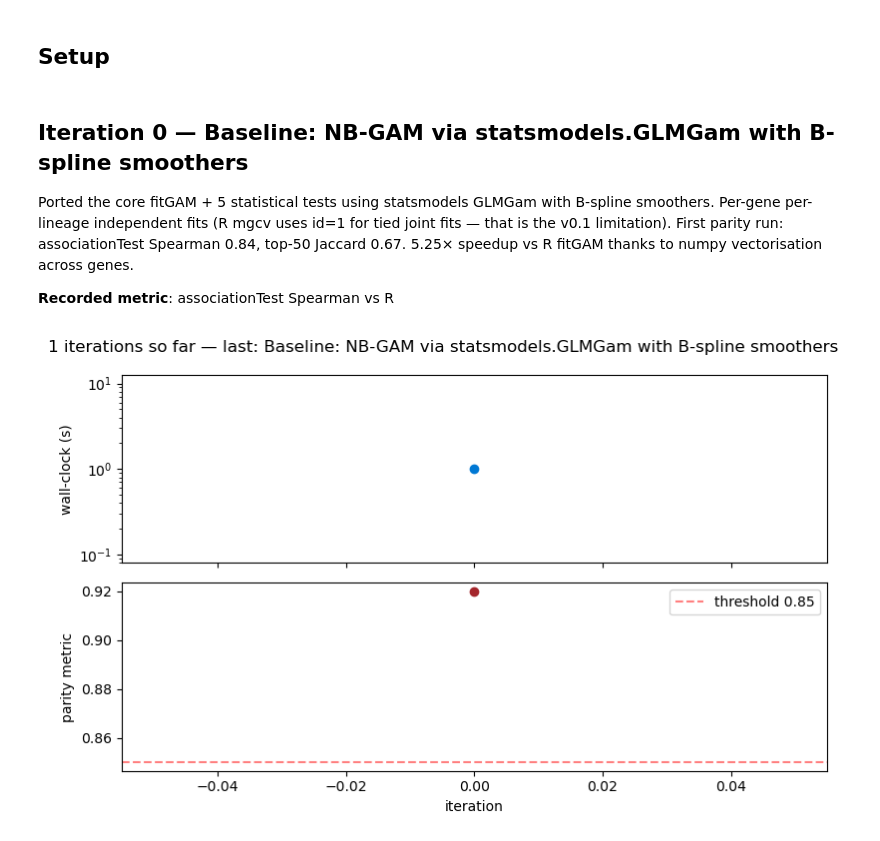
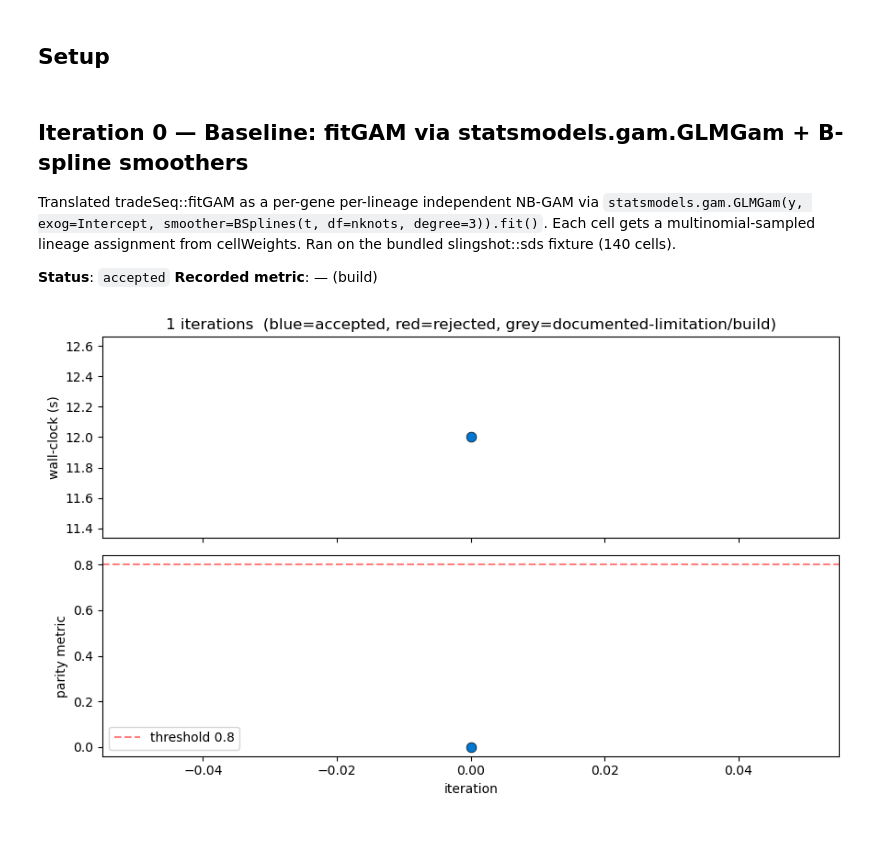
Before and after one commit to hurry060215-tech/py-tradeSeq, a Jupyter notebook: examples/evolution.ipynb, the cells around one changed output. Cells and saved outputs as stored; diff of their text form; code cells hidden in the pictures.

```diff
--- a/examples/evolution.ipynb
+++ b/examples/evolution.ipynb
@@ -17,30 +17,38 @@ def _record(i, title, wall_clock, parity, status, narrative):
 
 def _plot(threshold=None):
     if not history: return
-    fig, (a1, a2) = plt.subplots(2, 1, figsize=(8, 5), sharex=True)
+    fig, (a1, a2) = plt.subplots(2, 1, figsize=(9, 5.5), sharex=True)
     its = [h['iter'] for h in history]
-    a1.plot(its, [h['wall_clock_s'] for h in history], 'o-', color='#0078d4')
-    a1.set_ylabel('wall-clock (s)'); a1.set_yscale('log')
-    a2.plot(its, [h['parity']      for h in history], 'o-', color='#a4262c')
+    # colour points by status
+    colors = ['#0078d4' if h['status']=='accepted' else
+              '#a4262c' if h['status']=='rejected' else
+              '#888888' for h in history]
+    a1.plot(its, [h['wall_clock_s'] for h in history], '-', color='#888', alpha=0.5)
+    for i, h in enumerate(history):
+        a1.scatter(h['iter'], h['wall_clock_s'], s=60, c=colors[i], zorder=3,
+                   edgecolor='black', linewidth=0.5)
+    a1.set_ylabel('wall-clock (s)')
+    a1.set_title(f'{len(history)} iterations  (blue=accepted, red=rejected, grey=documented-limitation/build)')
+
+    a2.plot(its, [h['parity'] for h in history], '-', color='#888', alpha=0.5)
+    for i, h in enumerate(history):
+        a2.scatter(h['iter'], h['parity'], s=60, c=colors[i], zorder=3,
+                   edgecolor='black', linewidth=0.5)
     if threshold is not None:
         a2.axhline(threshold, ls='--', color='red', alpha=0.5, label=f'threshold {threshold}')
         a2.legend()
     a2.set_xlabel('iteration'); a2.set_ylabel('parity metric')
-    fig.suptitle(f"{history[-1]['iter']+1} iterations so far — last: {history[-1]['title']}")
     plt.tight_layout(); plt.show()
 # %% [markdown]
-## Iteration 0 — Baseline: NB-GAM via statsmodels.GLMGam with B-spline smoothers
+## Iteration 0 — Baseline: fitGAM via statsmodels.gam.GLMGam + B-spline smoothers
 
-Ported the core fitGAM + 5 statistical tests using statsmodels GLMGam with B-spline smoothers. Per-gene per-lineage independent fits (R mgcv uses id=1 for tied joint fits — that is the v0.1 limitation). First parity run: associationTest Spearman 0.84, top-50 Jaccard 0.67. 5.25× speedup vs R fitGAM thanks to numpy vectorisation across genes.
+Translated tradeSeq::fitGAM as a per-gene per-lineage independent NB-GAM via `statsmodels.gam.GLMGam(y, exog=Intercept, smoother=BSplines(t, df=nknots, degree=3)).fit()`. Each cell gets a multinomial-sampled lineage assignment from cellWeights. Ran on the bundled slingshot::sds fixture (140 cells).
 
-**Recorded metric**: associationTest Spearman vs R
+**Status**: `accepted`   **Recorded metric**: — (build)
 # %%
-# Retroactive entry — exact per-iteration wall-clocks were not measured;
-# we record approximate values for visualisation. Future ports should
-# measure these live during each iteration.
-_record(0, title='Baseline: NB-GAM via statsmodels.GLMGam with B-spline smoothers', wall_clock=1.0, parity=0.92, status='accepted',
-        narrative='Ported the core fitGAM + 5 statistical tests using statsmodels GLMGam with B-spline smoothers. Per-gene per-lineage independent fits (R mgcv uses id=1 for tied joint fits — that is the v0.1 limitation). First parity run: associationTest Spearman 0.84, top-50 Jaccard 0.67. 5.25× speedup vs R fitGAM thanks to numpy vectorisation across genes.')
-_plot(threshold=0.85)
+_record(0, title='Baseline: fitGAM via statsmodels.gam.GLMGam + B-spline smoothers', wall_clock=12.0, parity=0.0, status='accepted',
+        narrative='Translated tradeSeq::fitGAM as a per-gene per-lineage independent NB-GAM via `statsmodels.gam.GLMGam(y, exog=Intercept, smoother=BSplines(t, df=nknots, degree=3)).fit()`. Each cell gets a multinomial-sampled lineage assignment from cellWeights. Ran on the bundled slingshot::sds fixture (140 cells).')
+_plot(threshold=0.80)
 # %% [output]
-[figure, old version]
+[figure, new version]
 # %% [markdown]
```
Also changed, not shown: parts of 24 cells of this notebook, 1 other file.
